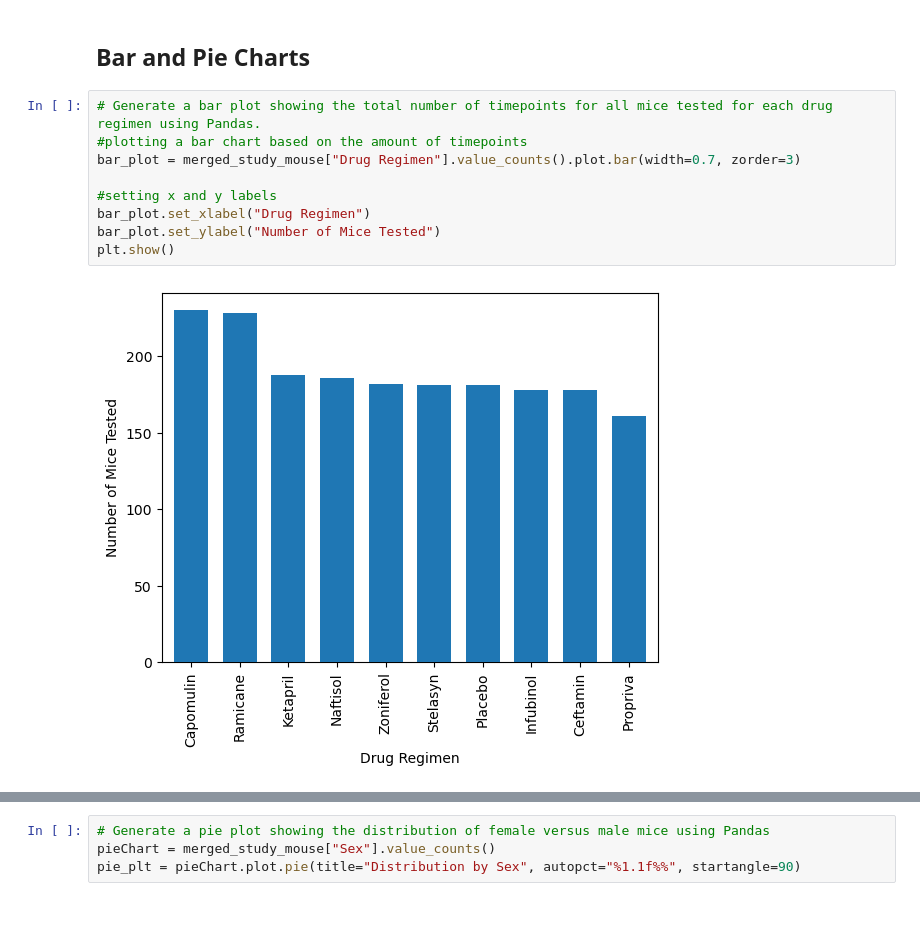
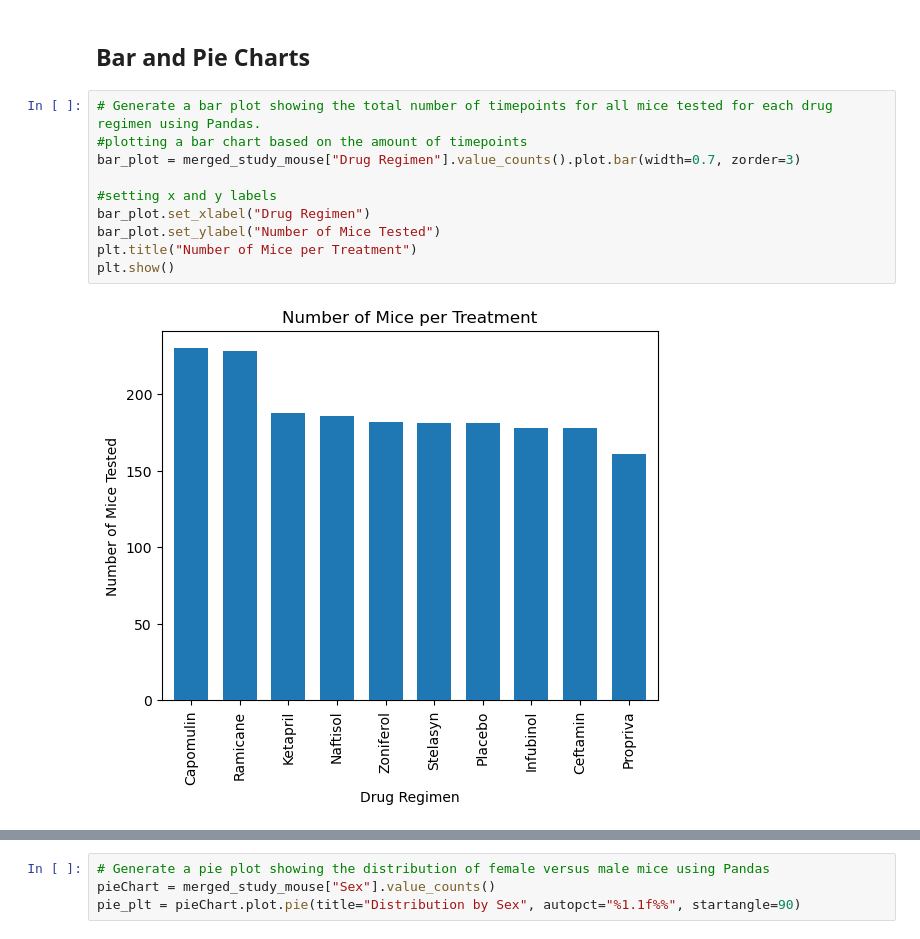
Before and after one commit to taniyatalukdar/ChallengeFive, a Jupyter notebook: pymaceuticals_starter.ipynb, the cells around one changed output, grey strips where cells are left out. Saved outputs shown, nothing was run; the diff lists cells and outputs as text; blank space fills up the shorter version.

```diff
--- a/pymaceuticals_starter.ipynb
+++ b/pymaceuticals_starter.ipynb
@@ -133,14 +136,15 @@ summary_stat
 # %%
 # Generate a bar plot showing the total number of timepoints for all mice tested for each drug regimen using Pandas.
 #plotting a bar chart based on the amount of timepoints
 bar_plot = merged_study_mouse["Drug Regimen"].value_counts().plot.bar(width=0.7, zorder=3)
 
 #setting x and y labels
 bar_plot.set_xlabel("Drug Regimen")
 bar_plot.set_ylabel("Number of Mice Tested")
+plt.title("Number of Mice per Treatment")
 plt.show()
 # %% [output]
-[figure, old version]
+[figure, new version]
 # %%
 # Generate a bar plot showing the total number of timepoints for all mice tested for each drug regimen using pyplot.
 
```
Also changed, not shown: parts of 13 cells of this notebook, 1 other file.
